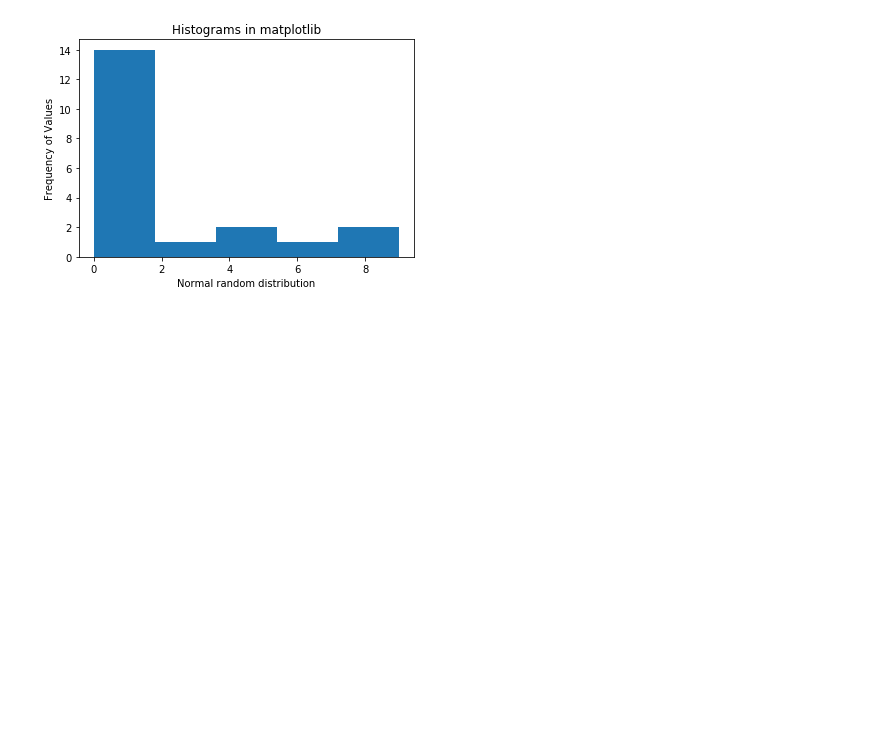
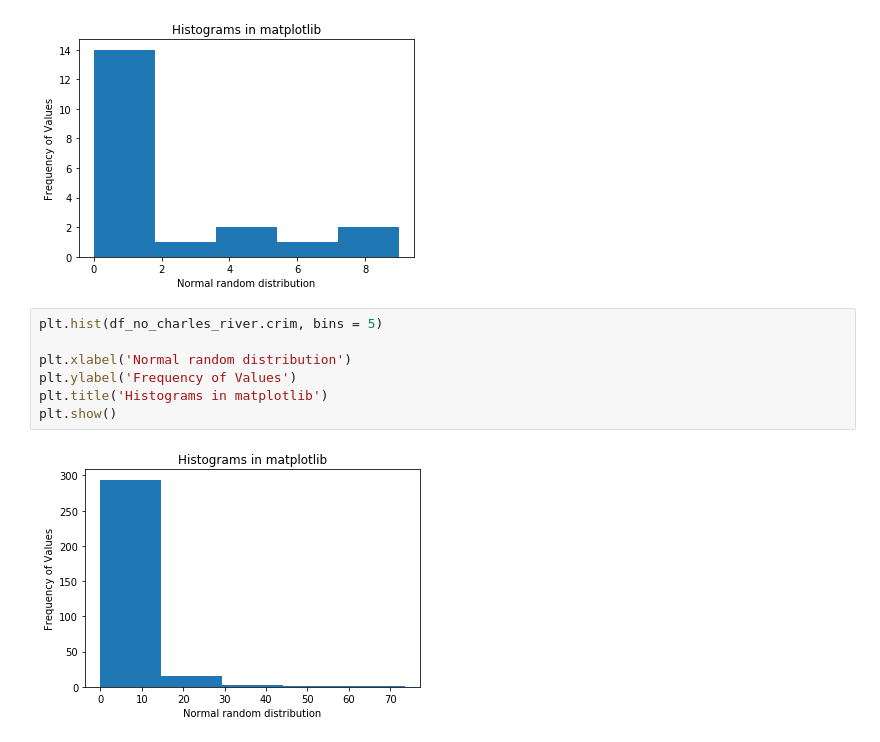
Before and after one commit to DeannaLinn/dsc-1-03-16-eda-with-pandas-using-the-boston-housing-data-lab-online-ds-sp-000, a Jupyter notebook: index.ipynb, the cells around one changed output. Saved outputs shown, nothing was run; the diff lists cells and outputs as text; blank space fills up the shorter version.

```diff
--- a/index.ipynb
+++ b/index.ipynb
@@ -174,3 +174,12 @@ plt.title('Histograms in matplotlib')
 plt.show()
 # %% [output]
 [figure]
+# %%
+plt.hist(df_no_charles_river.crim, bins = 5)
+
+plt.xlabel('Normal random distribution')
+plt.ylabel('Frequency of Values')
+plt.title('Histograms in matplotlib')
+plt.show()
+# %% [output]
+[figure, added]
```
